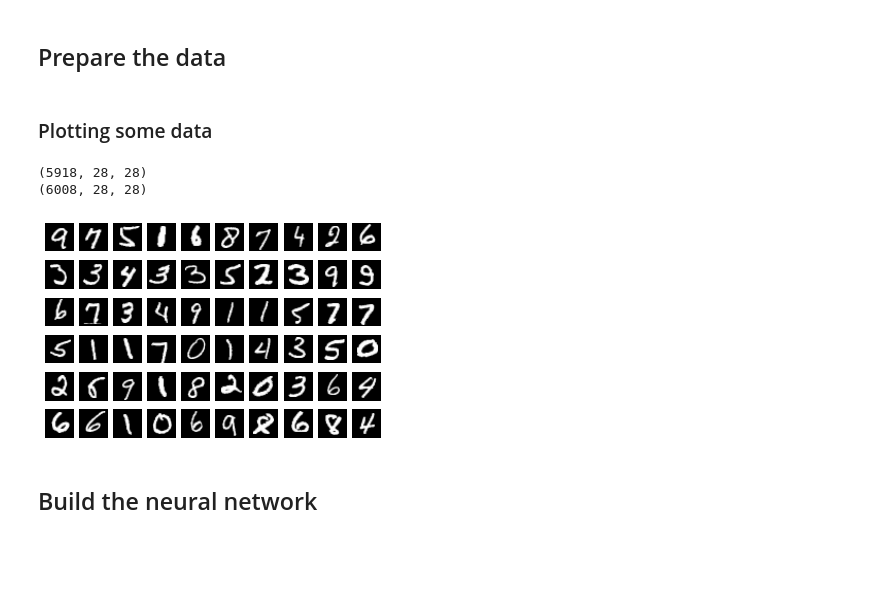
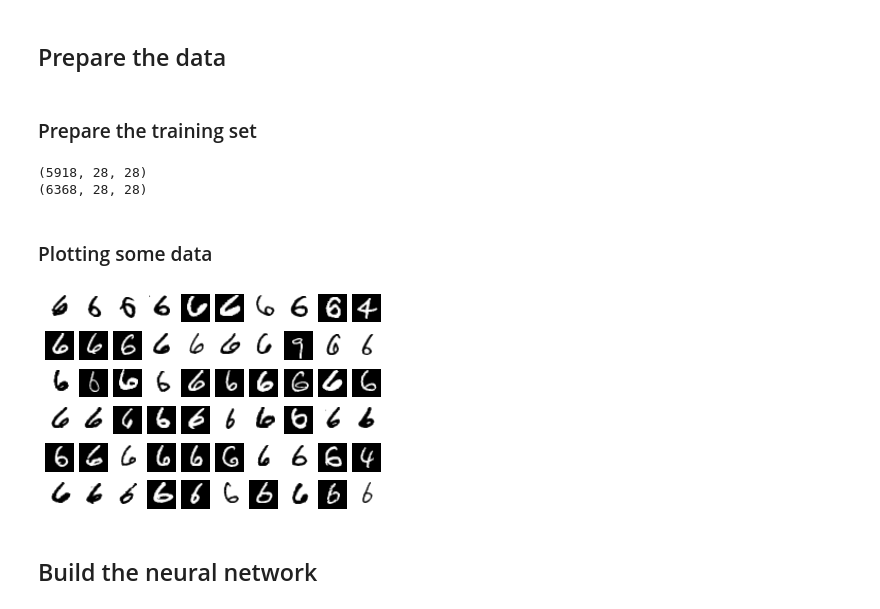
Before and after one commit to nmnsharma007/SimplifiedObjectDetection, a Jupyter notebook: version1/classification_inverted_and_extra.ipynb, the cells around one changed output. Saved outputs shown, nothing was run; the diff lists cells and outputs as text; code cells hidden in the pictures; blank space fills up the shorter version.

```diff
--- a/version1/classification_inverted_and_extra.ipynb
+++ b/version1/classification_inverted_and_extra.ipynb
@@ -41,7 +25,7 @@ Extracting /content/MNIST/raw/t10k-labels-idx1-ubyte.gz to /content/MNIST/raw
 # %%
 # inversion and normalization
 invert = lambda image : 1 - image # function to invert the image
-normalize = lambda image : image / 256 # function for bringing pixel values in range [0,1]
+normalize = lambda image : image / 255 # function for bringing pixel values in range [0,1]
 
 def preprocessing(dataset):
     dataset_images = dataset.data.numpy() # convert the dataset into numpy array
@@ -62,11 +46,17 @@ def put_extra_data(source_dataset_images,source_dataset_labels,target_dataset,cl
             # get the indices where label == i
             temp_indices = np.asarray(np.where(source_dataset_labels == i))
             temp_indices = temp_indices.flatten()
-            temp_indices = temp_indices[0:10]
+            temp_indices = temp_indices[0:50]
             extra_images = source_dataset_images[temp_indices] # get some more negative images
             target_dataset = np.concatenate((target_dataset,extra_images))
+    return target_dataset
 
-    return target_dataset
+def generate_labels(dataset_images,images_type):
+  labels = np.zeros((dataset_images.shape[0],2))
+  # for i,image in enumerate(dataset_images):
+  #   labels[i][images_type] = np.sum(dataset_images[i]) / 784
+  labels = np.full(shape=(dataset_images.shape[0],2),fill_value=[1-images_type,images_type],dtype=np.float32)
+  return labels
 
 # function to prepare the dataset for a given digit
 def prepare_training_data(dataset_images,dataset_labels,class_num):
@@ -74,7 +64,7 @@ def prepare_training_data(dataset_images,dataset_labels,class_num):
     indices = indices.flatten()
     # get the images for making positive dataset
     dataset_images_positive = dataset_images[indices] # images consisting of positive class
-    dataset_labels_positive = np.full(shape=(dataset_images_positive.shape[0],2),fill_value=[1,0],dtype=np.float32)
+    dataset_labels_positive = generate_labels(dataset_images_positive,0) # generate the class labels which are the sum of pixel values
     print(dataset_images_positive.shape)
     # get the images for making negative dataset
     dataset_images_negative = invert(dataset_images_positive) # inverted images
@@ -85,7 +75,7 @@ def prepare_training_data(dataset_images,dataset_labels,class_num):
     # negative_data_indices = [i for i in range(len(dataset_labels)) if i not in indices]
     # dataset_images_negative = dataset_images[negative_data_indices]
 
-    dataset_labels_negative = np.full(shape=(dataset_images_negative.shape[0],2),fill_value=[0,1],dtype=np.float32)
+    dataset_labels_negative = generate_labels(dataset_images_negative,1)
     # concatenate the negative and positive datasets
     modified_dataset_images = np.concatenate((dataset_images_positive,dataset_images_negative))
     modified_dataset_labels = np.concatenate((dataset_labels_positive,dataset_labels_negative))
@@ -102,11 +92,11 @@ def concat_datasets(dataset1_images,dataset1_labels,dataset2_images,dataset2_lab
     indices = np.asarray(np.where(joined_dataset_labels == class_num)) # indices of occurrence of class as label
     indices = indices.flatten()
     dataset_images_positive = joined_dataset_images[indices] # images consisting of positive class
-    dataset_labels_positive = np.full(shape=(dataset_images_positive.shape[0],2),fill_value=[1,0],dtype=np.float32)
+    dataset_labels_positive = generate_labels(dataset_images_positive,0)
     negative_data_indices = [i for i in range(len(joined_dataset_labels)) if i not in indices]
 
     dataset_images_negative = joined_dataset_images[negative_data_indices]
-    dataset_labels_negative = np.full(shape=(dataset_images_negative.shape[0],2),fill_value=[0,1],dtype=np.float32)
+    dataset_labels_negative = generate_labels(dataset_images_negative,1)
 
     modified_dataset_images = np.concatenate((dataset_images_positive,dataset_images_negative))
     modified_dataset_labels = np.concatenate((dataset_labels_positive,dataset_labels_negative))
@@ -115,27 +105,32 @@ def concat_datasets(dataset1_images,dataset1_labels,dataset2_images,dataset2_lab
     tensor_y = torch.Tensor(modified_dataset_labels)
     new_dataset = TensorDataset(tensor_x,tensor_y)
     return new_dataset
+# %% [markdown]
+### Prepare the training set
+# %%
+class_num = 6
+batch_size = 64
+train_class_set = prepare_training_data(train_images,train_labels,class_num) # fetch the training set for a class
+test_class_set = concat_datasets(train_images,train_labels,test_images,test_labels,class_num)
+train_loader = DataLoader(train_class_set,batch_size=batch_size,shuffle=True)
+test_loader = DataLoader(test_class_set,batch_size=batch_size,shuffle=True) # take original testing set of all classes
+# %% [output]
+(5918, 28, 28)
+(6368, 28, 28)
 # %% [markdown]
 ### Plotting some data
 # %%
-class_num = 6
-train_class_set = prepare_training_data(train_images,train_labels,class_num) # fetch the training set for a class
-test_class_set = concat_datasets(train_images,train_labels,test_images,test_labels,class_num)
-train_loader = DataLoader(train_class_set,batch_size=64,shuffle=True)
-test_loader = DataLoader(test_class_set,batch_size=64,shuffle=True) # take original testing set of all classes
-dataiter = iter(test_loader)
+dataiter = iter(train_loader)
 images,labels = dataiter.next()
 figure = plt.figure()
 # print(labels)
 num_of_images = 60
 for index in range(1,num_of_images+1):
     plt.subplot(6,10,index)
     plt.axis('off')
     plt.imshow(images[index].numpy().squeeze(),cmap='gray_r')
 # %% [output]
-(5918, 28, 28)
-(6008, 28, 28)
-[figure, old version]
+[figure, new version]
 # %% [markdown]
 ## Build the neural network
 # %%
```
Also changed, not shown: parts of 9 cells of this notebook.
